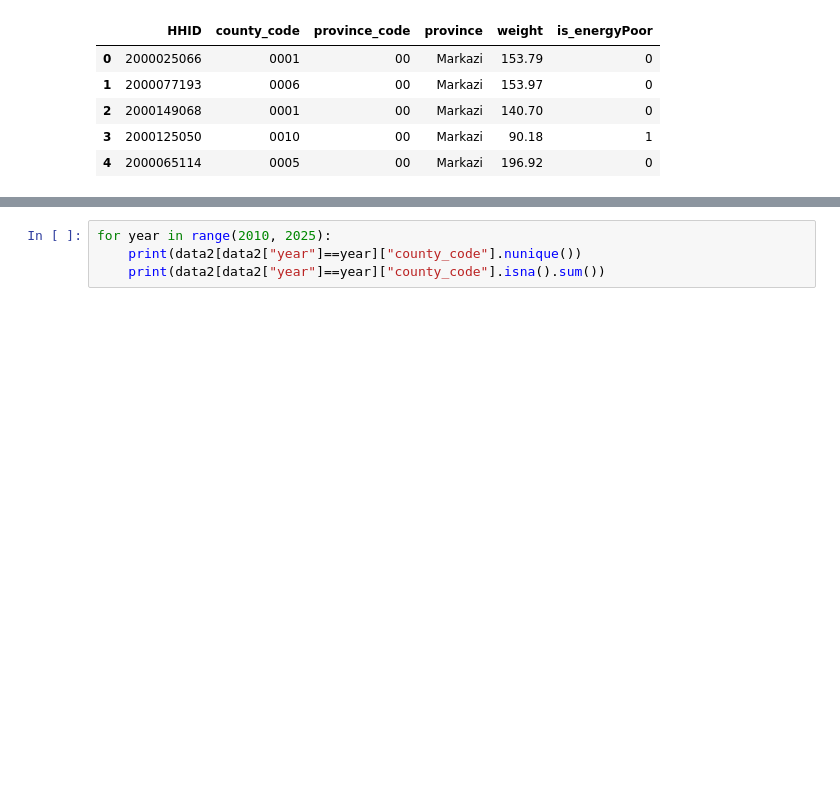
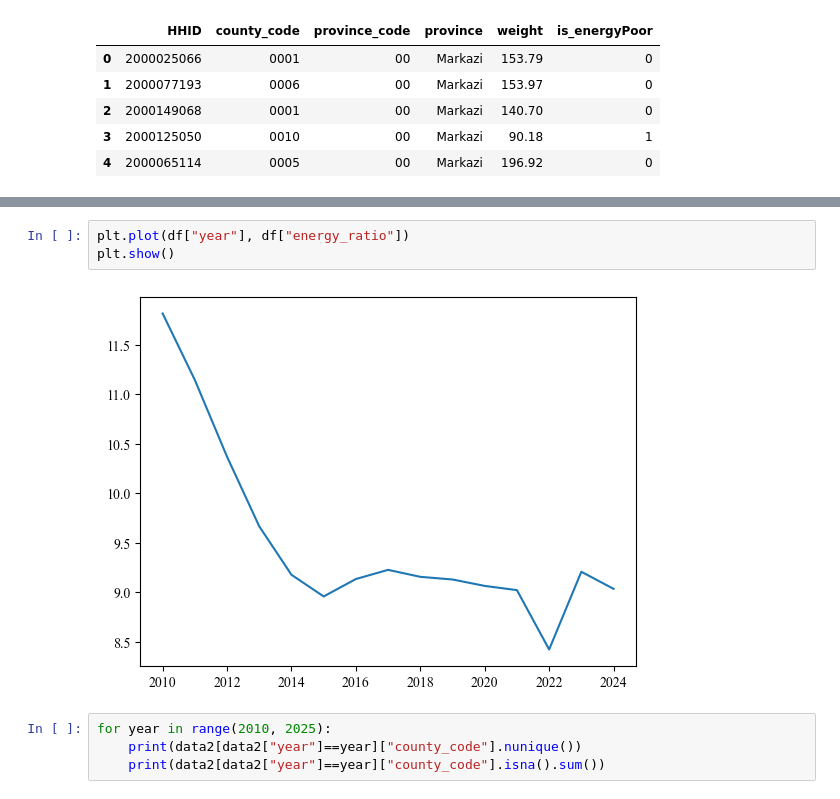
Before and after one commit to sinanarimani/energy-poverty, a Jupyter notebook: evaluation.ipynb, the cells around one changed output, grey strips where cells are left out. Saved outputs shown, nothing was run; the diff lists cells and outputs as text; blank space fills up the shorter version.

```diff
--- a/evaluation.ipynb
+++ b/evaluation.ipynb
@@ -1301,3 +1339,8 @@ data2[["HHID","county_code","province_code","province","weight","is_energyPoor"]
+# %%
+plt.plot(df["year"], df["energy_ratio"])
+plt.show()
+# %% [output]
+[figure, added]
 # %%
 for year in range(2010, 2025):
     print(data2[data2["year"]==year]["county_code"].nunique())
```
Also changed, not shown: parts of 9 cells of this notebook, 1 other file.
